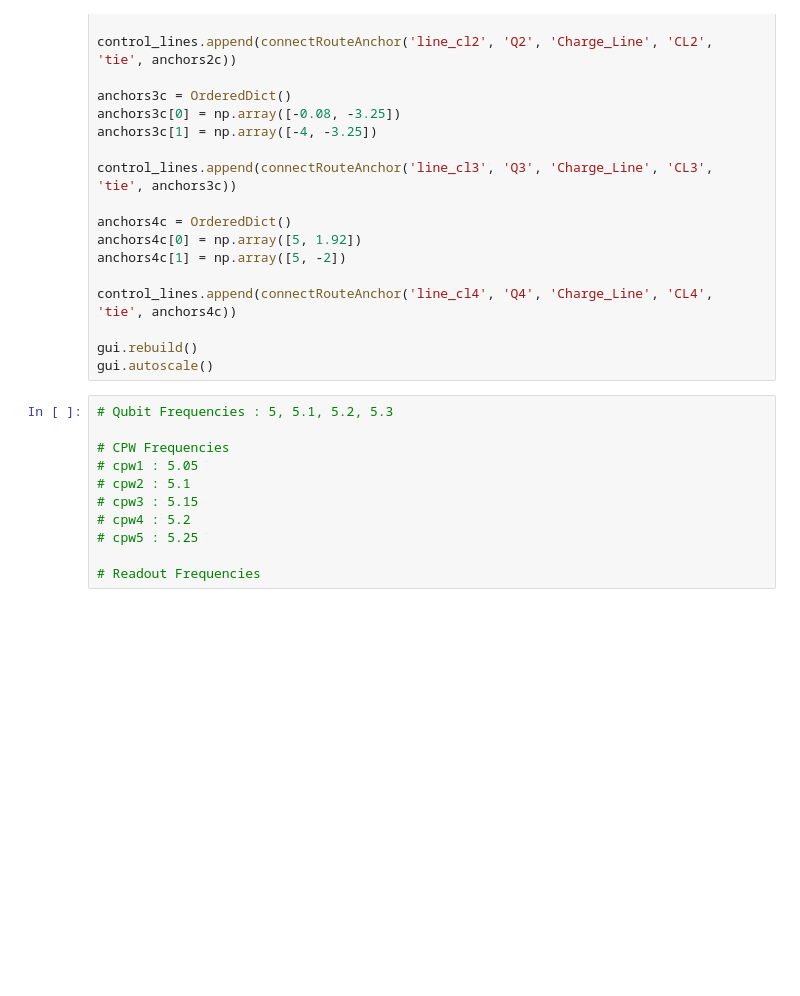
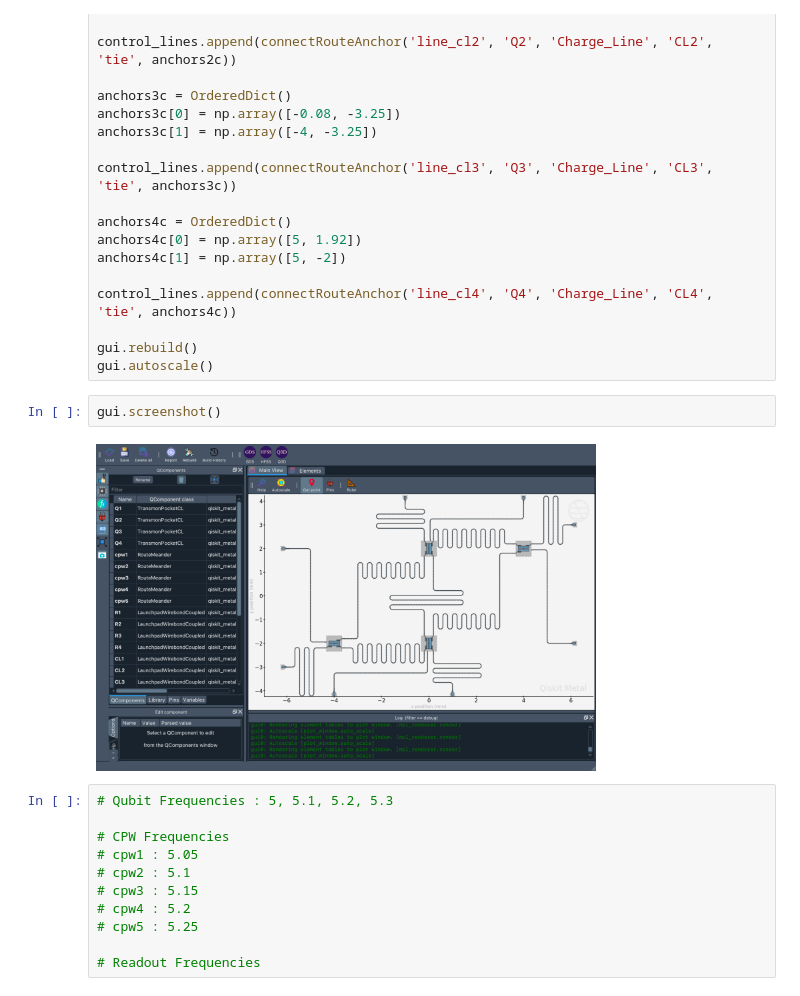
Before and after one commit to AbeerVaishnav13/qiskit-metal-qubit-design, a Jupyter notebook: design1.ipynb, the cells around one changed output. Drawn from its saved outputs; the diff is of its cells as text; blank space fills up the shorter version.

Commit message:
Added screenshots of design

```diff
--- a/design1.ipynb
+++ b/design1.ipynb
@@ -237,6 +237,10 @@ control_lines.append(connectRouteAnchor('line_cl4', 'Q4', 'Charge_Line', 'CL4',
 
 gui.rebuild()
 gui.autoscale()
+# %%
+gui.screenshot()
+# %% [output]
+[figure, added]
 # %%
 # Qubit Frequencies : 5, 5.1, 5.2, 5.3
 
```
Also changed, not shown: 2 other files.
